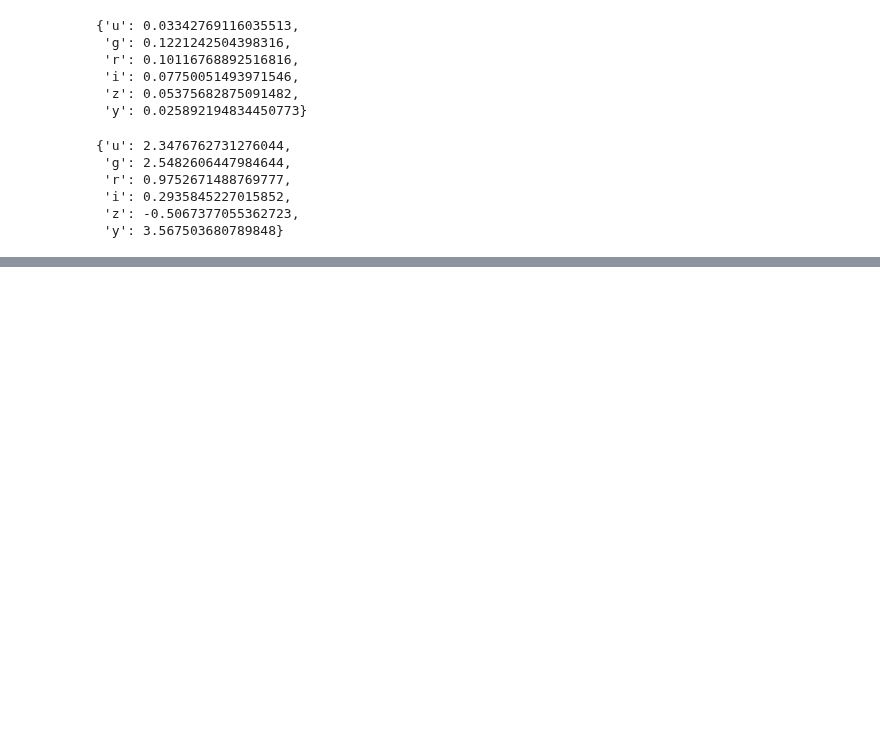
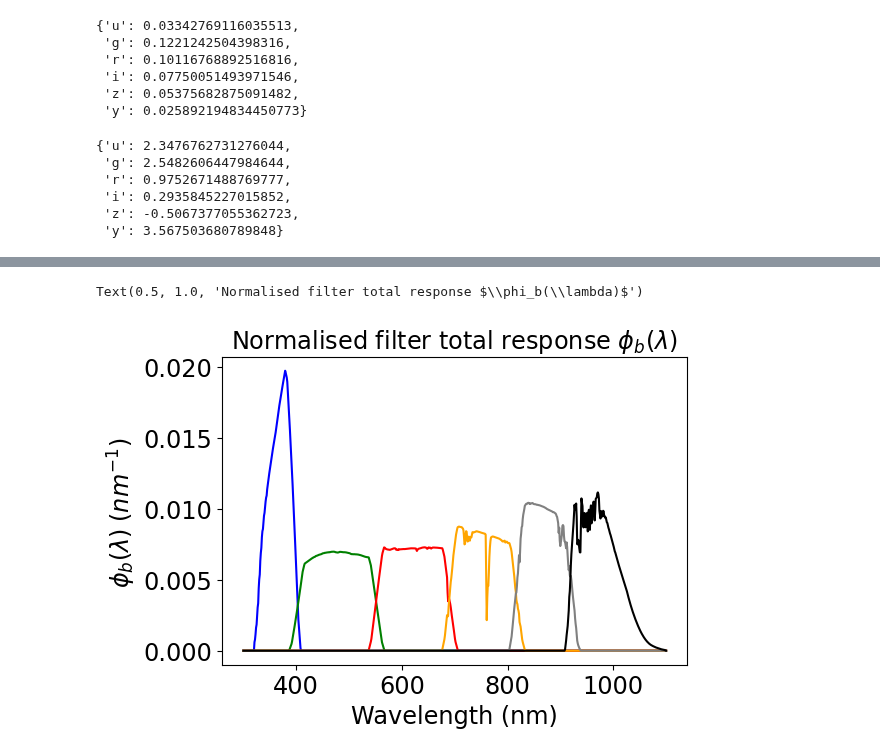
Before and after one commit to sylvielsstfr/RubinLSSTPhotometricCorrTuto, a Jupyter notebook: notebooks/02_PhotometricCorrections/Test_PhotomCorrections.ipynb, the cells around one changed output, grey strips where cells are left out. Cells and saved outputs as stored; diff of their text form; code cells hidden in the pictures; blank space fills up the shorter version.

```diff
--- a/notebooks/02_PhotometricCorrections/Test_PhotomCorrections.ipynb
+++ b/notebooks/02_PhotometricCorrections/Test_PhotomCorrections.ipynb
@@ -144,0 +176,10 @@ pc.all_II1_std
+# %%
+fig, ax = plt.subplots(1,1,figsize=(6,4))
+for index,f in enumerate(filter_tagnames):
+    ax.plot(pc.WL,pc.phiArray_nonstd[index,:],'-',color=filter_color[index],label = f)
+ax.set_xlabel('Wavelength (nm)')
+ax.set_ylabel("$\phi_b(\lambda)\; (nm^{-1})$ ")
+ax.set_title("Normalised filter total response $\phi_b(\lambda)$")
+# %% [output]
+Text(0.5, 1.0, 'Normalised filter total response $\\phi_b(\\lambda)$')
+[figure, added]
```
Also changed, not shown: parts of 8 cells of this notebook, 2 other files.
